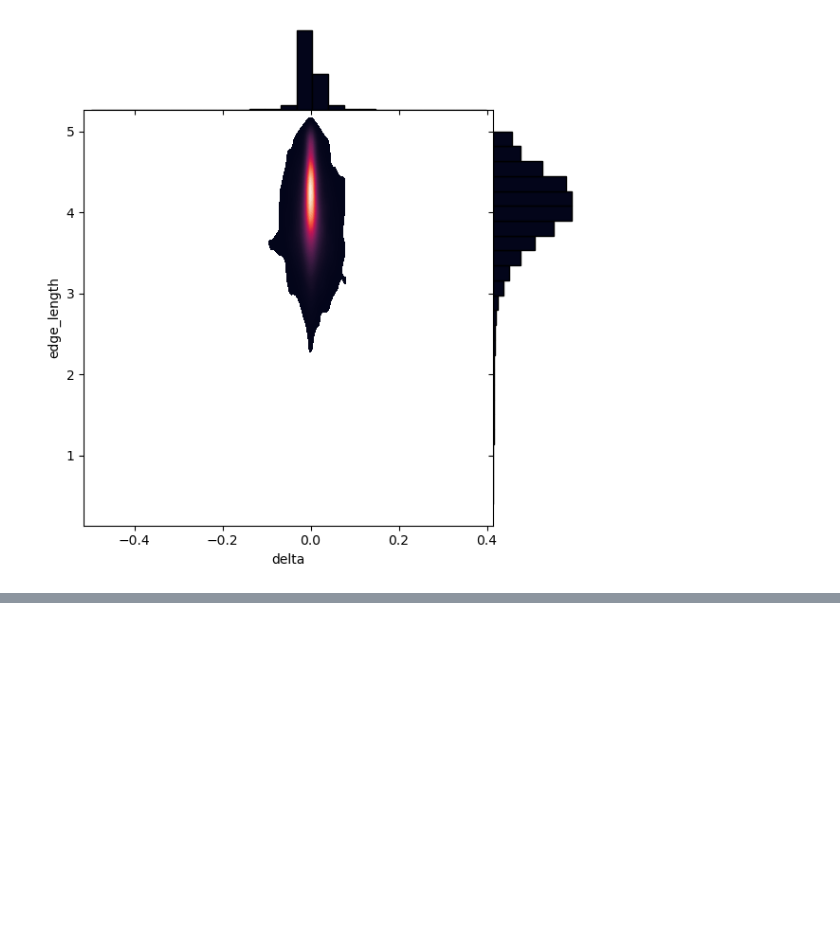
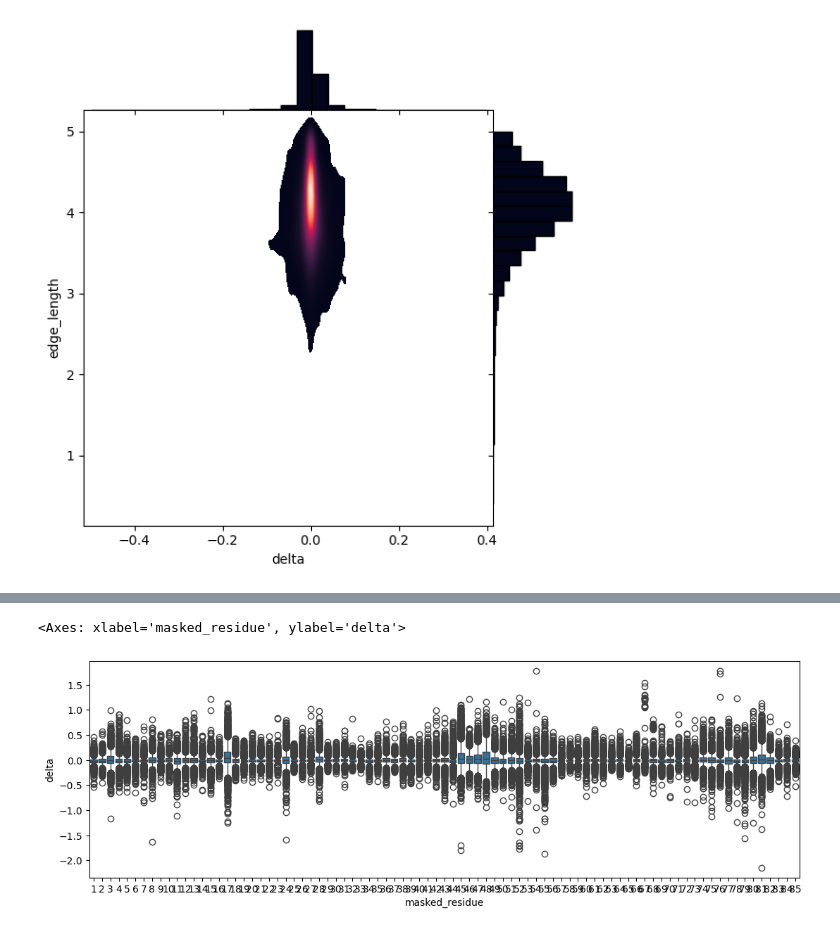
Before and after one commit to volkamerlab/kinodata-3D-affinity-prediction, a Jupyter notebook: examples/residue_matching.ipynb, the cells around one changed output, grey strips where cells are left out. Cells and saved outputs as stored; diff of their text form; code cells hidden in the pictures; blank space fills up the shorter version.

Commit message:
residue elimination: first analysis

```diff
--- a/examples/residue_matching.ipynb
+++ b/examples/residue_matching.ipynb
@@ -436,0 +460,8 @@ g.plot_marginals(sns.histplot, color="#03051A", alpha=1, bins=25)
+# %%
+reference_values = pd.read_csv('../data/crocodoc_out/residues/reference_scaffold_0.csv')
+# %%
+res_elim = pd.concat([pd.read_csv(f'../data/crocodoc_out/residues/residue_delta_part_{i}.csv') for i in range(85)])
+# %%
+res_elim = res_elim.merge(reference_values, on='ident', how='left')
+# %%
+res_elim['delta'] = res_elim['reference_pred'] - res_elim['masked_pred']
@@ -436,0 +477,6 @@ g.plot_marginals(sns.histplot, color="#03051A", alpha=1, bins=25)
+# %%
+plt.figure(figsize=(13,4))
+sns.boxplot(data=res_elim, y='delta', x='masked_residue')
+# %% [output]
+<Axes: xlabel='masked_residue', ylabel='delta'>
+[figure, added]
```
Also changed, not shown: parts of 23 cells of this notebook.
